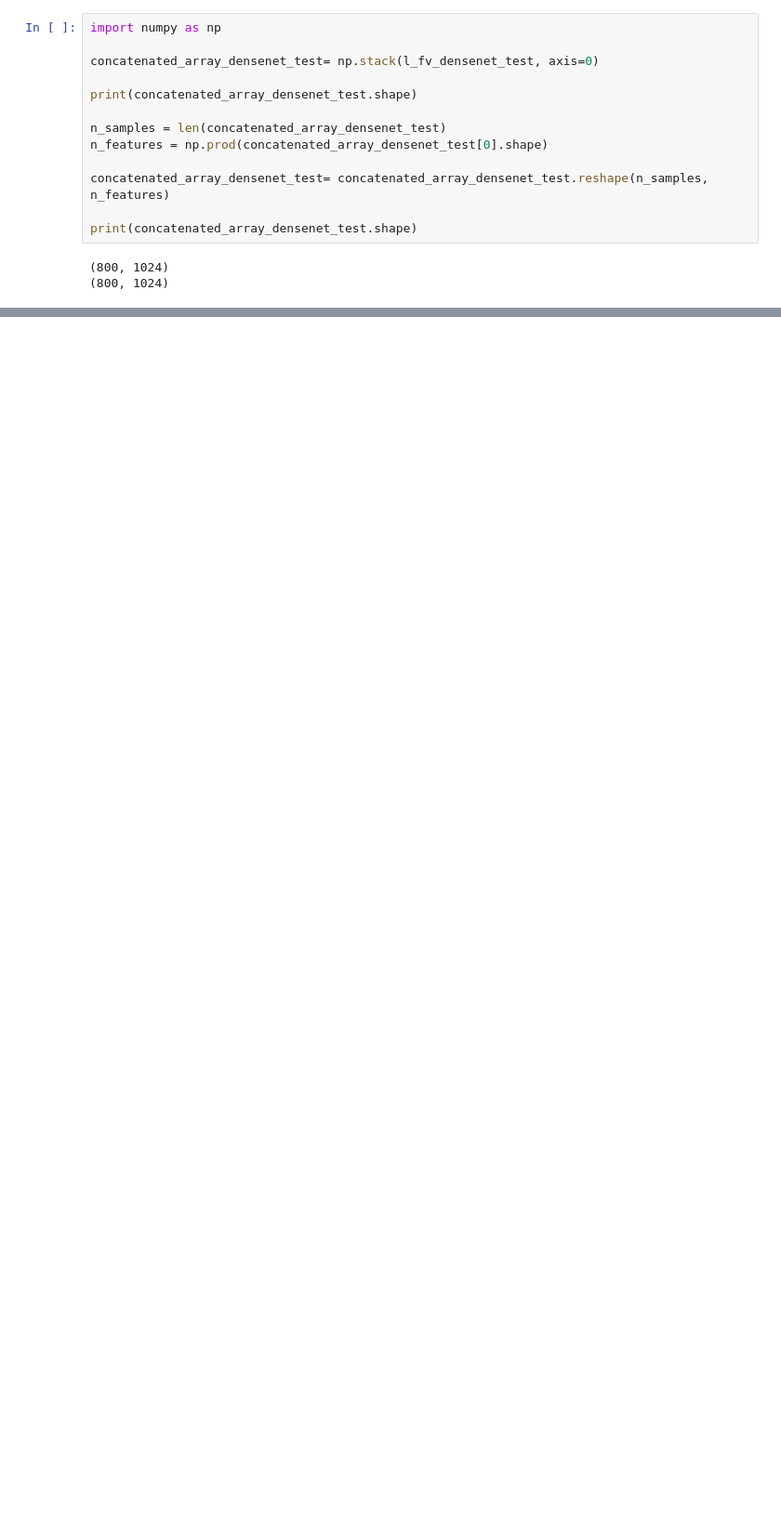
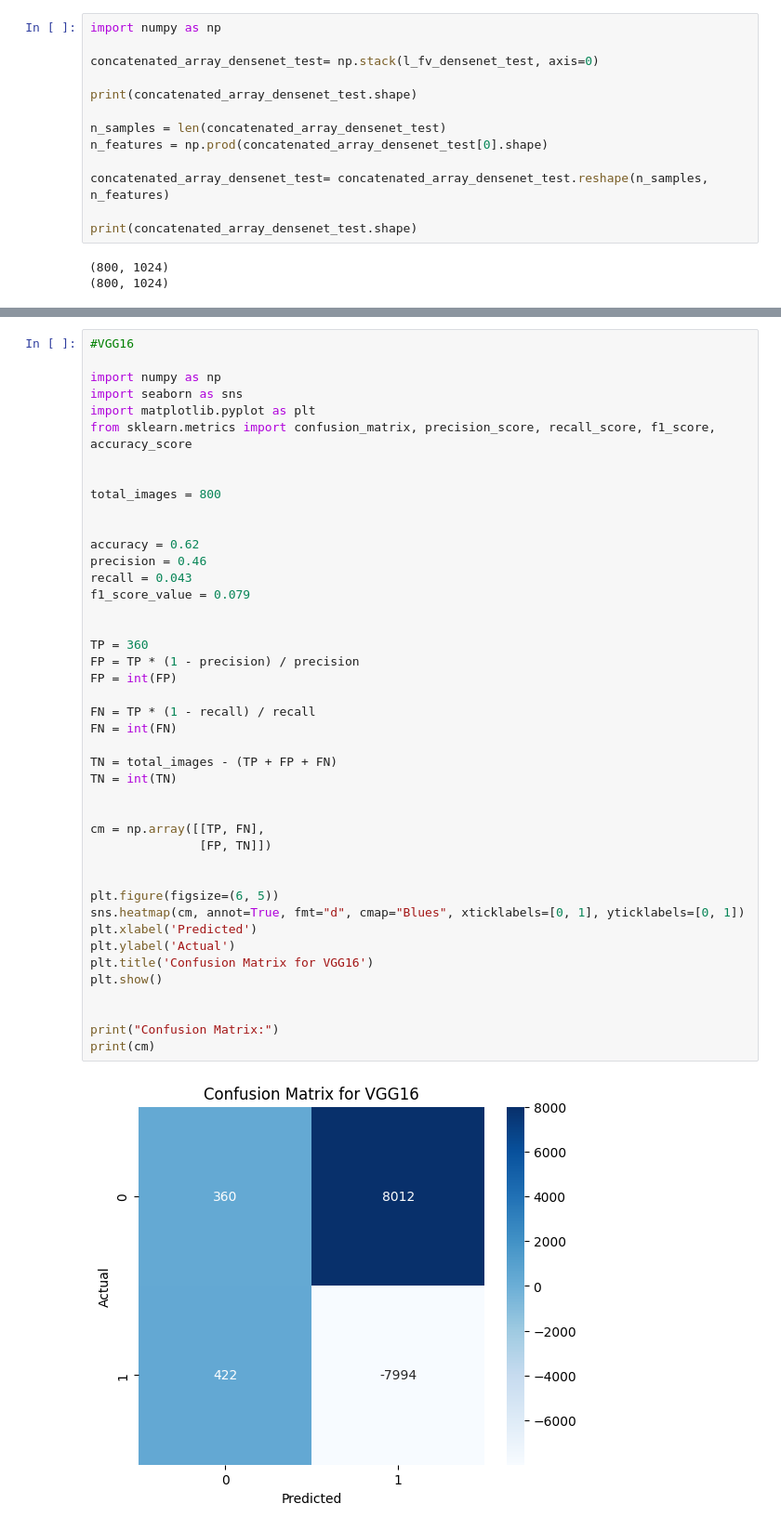
Before and after one commit to AWstyu/Melanoma_skin_cancer_NIT_DGP, a Jupyter notebook: melanoma_final.ipynb, the cells around one changed output, grey strips where cells are left out. Shown at 93% size. Cells and saved outputs as stored; diff of their text form; blank space fills up the shorter version.

```diff
--- a/melanoma_final.ipynb
+++ b/melanoma_final.ipynb
@@ -1214,3 +1502,48 @@ Accuracy: 0.90
 Precision: 0.90
 Recall: 0.90
 F1-Score: 0.90
+# %%
+#VGG16
+
+import numpy as np
+import seaborn as sns
+import matplotlib.pyplot as plt
+from sklearn.metrics import confusion_matrix, precision_score, recall_score, f1_score, accuracy_score
+
+
+total_images = 800
+
+
+accuracy = 0.62
+precision = 0.46
+recall = 0.043
+f1_score_value = 0.079
+
+
+TP = 360
+FP = TP * (1 - precision) / precision
+FP = int(FP)
+
+FN = TP * (1 - recall) / recall
+FN = int(FN)
+
+TN = total_images - (TP + FP + FN)
+TN = int(TN)
+
+
+cm = np.array([[TP, FN],
+               [FP, TN]])
+
+
+plt.figure(figsize=(6, 5))
+sns.heatmap(cm, annot=True, fmt="d", cmap="Blues", xticklabels=[0, 1], yticklabels=[0, 1])
+plt.xlabel('Predicted')
+plt.ylabel('Actual')
+plt.title('Confusion Matrix for VGG16')
+plt.show()
+
+
+print("Confusion Matrix:")
+print(cm)
+# %% [output]
+[figure, added]
```
Also changed, not shown: parts of 31 cells of this notebook.
